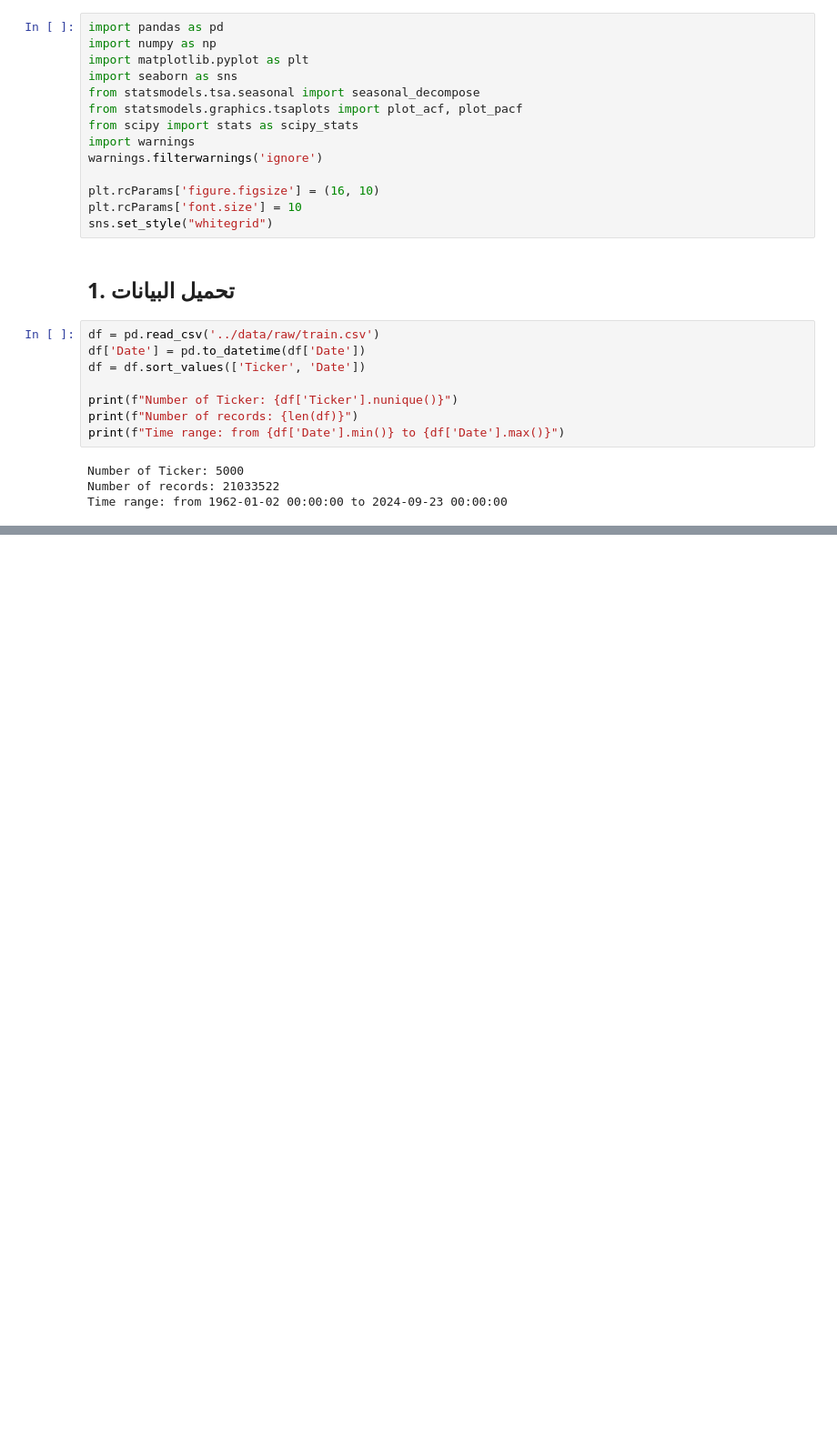
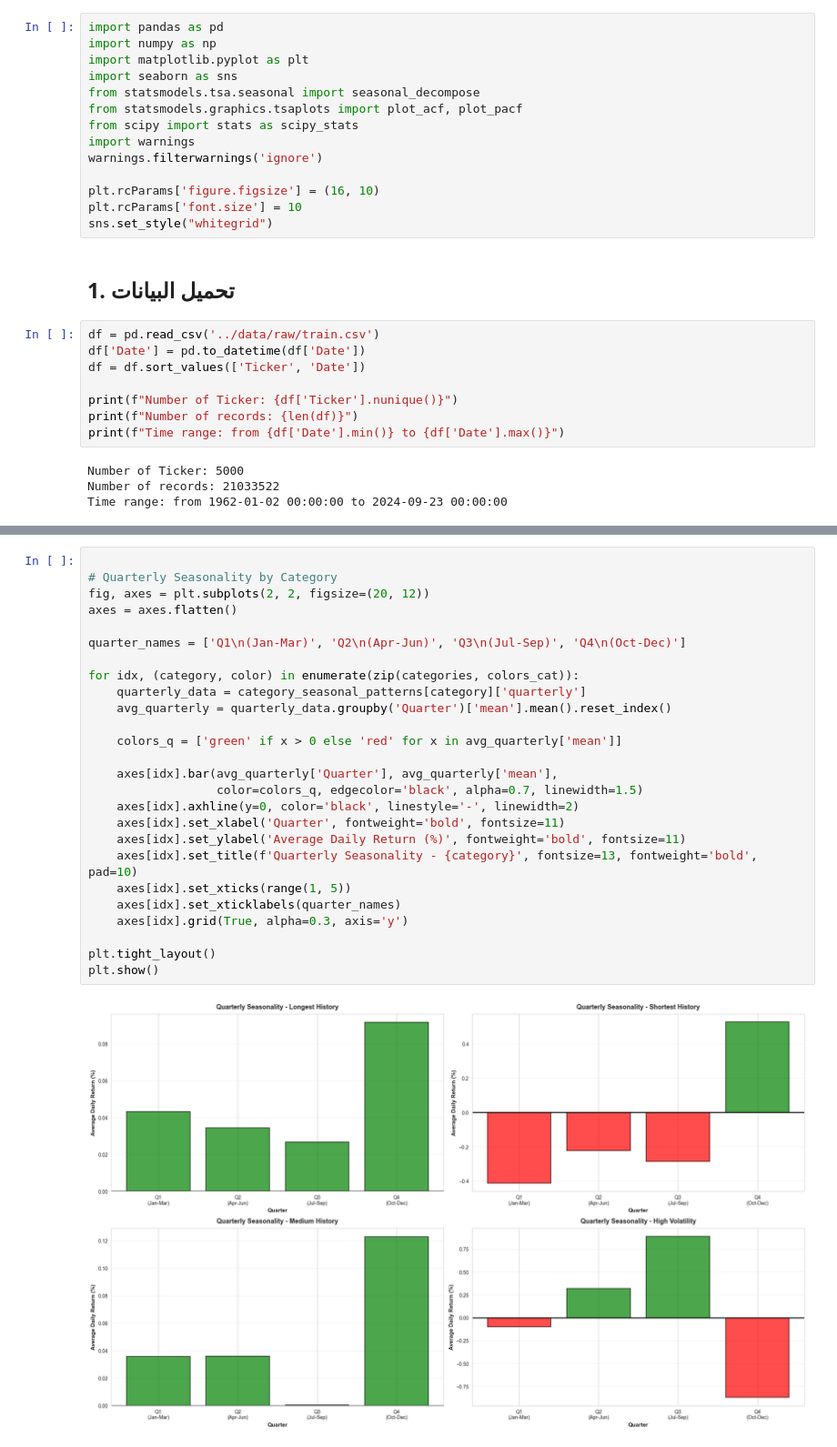
Before and after one commit to OnlyAbdullh/stock-trend-prediction, a Jupyter notebook: notebooks/05-trend-seasonality-decomposition.ipynb, the cells around one changed output, grey strips where cells are left out. Shown at 91% size. Drawn from its saved outputs; the diff is of its cells as text; blank space fills up the shorter version.

```diff
--- a/notebooks/05-trend-seasonality-decomposition.ipynb
+++ b/notebooks/05-trend-seasonality-decomposition.ipynb
@@ -679,0 +693,28 @@ plt.show()
+# %%
+
+# Quarterly Seasonality by Category
+fig, axes = plt.subplots(2, 2, figsize=(20, 12))
+axes = axes.flatten()
+
+quarter_names = ['Q1\n(Jan-Mar)', 'Q2\n(Apr-Jun)', 'Q3\n(Jul-Sep)', 'Q4\n(Oct-Dec)']
+
+for idx, (category, color) in enumerate(zip(categories, colors_cat)):
+    quarterly_data = category_seasonal_patterns[category]['quarterly']
+    avg_quarterly = quarterly_data.groupby('Quarter')['mean'].mean().reset_index()
+
+    colors_q = ['green' if x > 0 else 'red' for x in avg_quarterly['mean']]
+
+    axes[idx].bar(avg_quarterly['Quarter'], avg_quarterly['mean'],
+                  color=colors_q, edgecolor='black', alpha=0.7, linewidth=1.5)
+    axes[idx].axhline(y=0, color='black', linestyle='-', linewidth=2)
+    axes[idx].set_xlabel('Quarter', fontweight='bold', fontsize=11)
+    axes[idx].set_ylabel('Average Daily Return (%)', fontweight='bold', fontsize=11)
+    axes[idx].set_title(f'Quarterly Seasonality - {category}', fontsize=13, fontweight='bold', pad=10)
+    axes[idx].set_xticks(range(1, 5))
+    axes[idx].set_xticklabels(quarter_names)
+    axes[idx].grid(True, alpha=0.3, axis='y')
+
+plt.tight_layout()
+plt.show()
+# %% [output]
+[figure, added]
```
Also changed, not shown: parts of 41 cells of this notebook.
